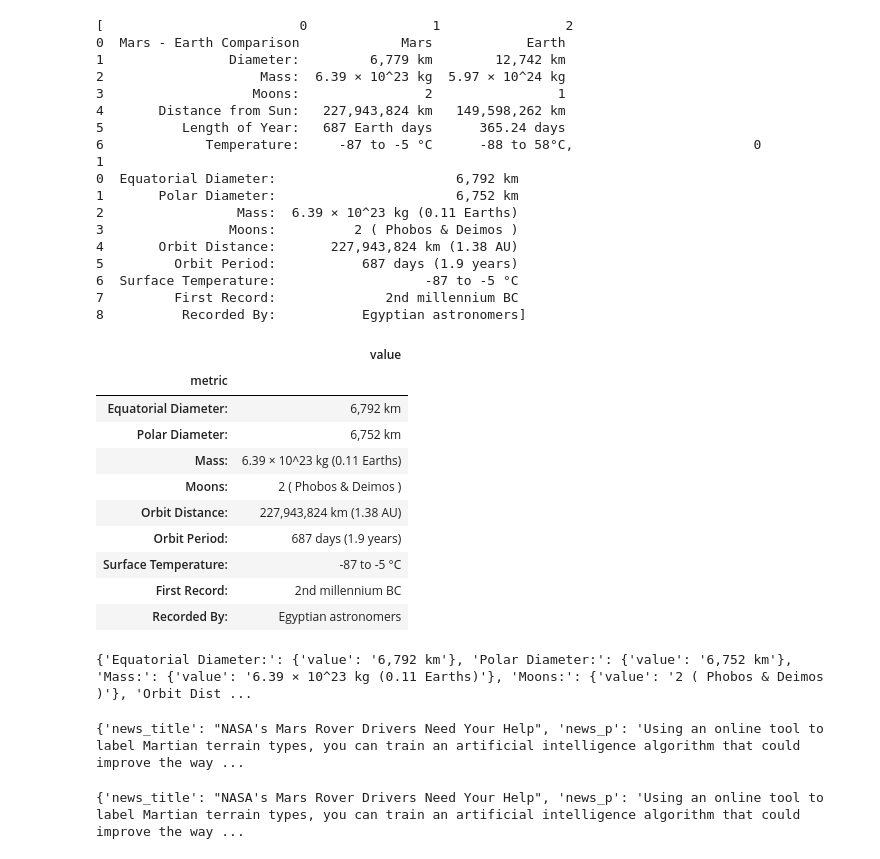
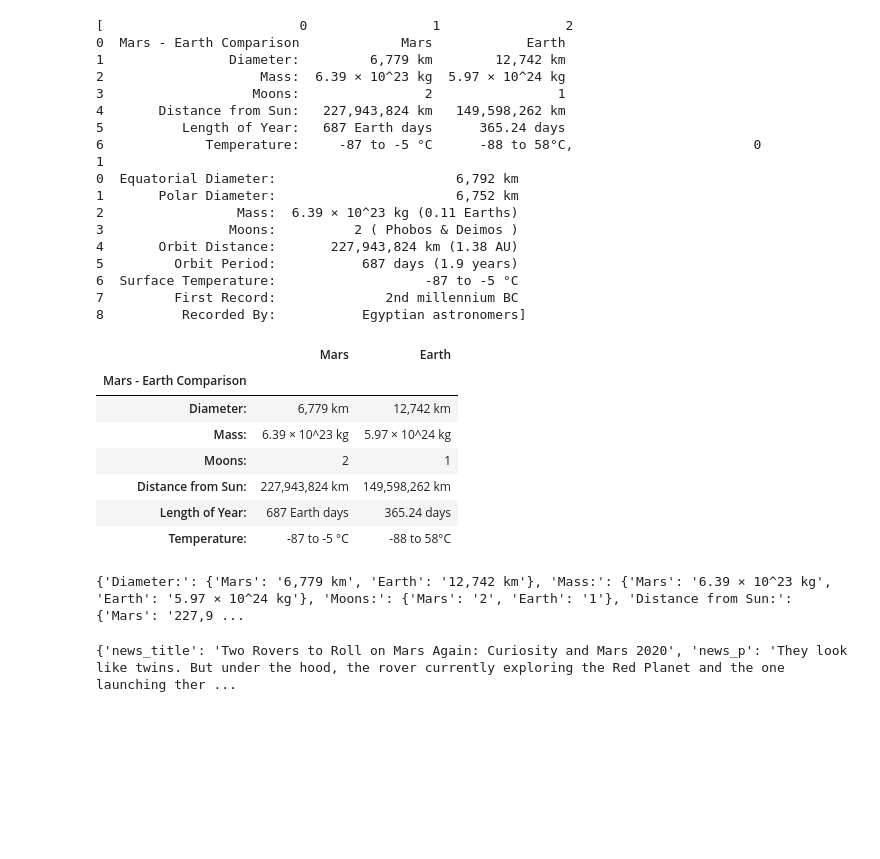
Before and after one commit to navistar792/web-scraping-challenge, a Jupyter notebook: Missions_to_Mars/mission_to_mars-Copy1.ipynb, the cells around one changed output. Drawn from its saved outputs; the diff is of its cells as text; code cells hidden in the pictures; blank space fills up the shorter version.

```diff
--- a/Missions_to_Mars/mission_to_mars-Copy1.ipynb
+++ b/Missions_to_Mars/mission_to_mars-Copy1.ipynb
@@ -160,38 +160,33 @@ print(tables)
 6  Surface Temperature:                   -87 to -5 °C
 7         First Record:              2nd millennium BC
 8          Recorded By:           Egyptian astronomers]
-# %%
-# mars information table - convert
-
-df = tables[1]
-df = df.rename(columns={0:'metric',1:'value'})
-df = df.set_index('metric')
-
-df
-# %% [output]
-|  | value |
-| metric |  |
-| Equatorial Diameter: | 6,792 km |
-| Polar Diameter: | 6,752 km |
-| Mass: | 6.39 × 10^23 kg (0.11 Earths) |
-| Moons: | 2 ( Phobos & Deimos ) |
-| Orbit Distance: | 227,943,824 km (1.38 AU) |
-| Orbit Period: | 687 days (1.9 years) |
-| Surface Temperature: | -87 to -5 °C |
-| First Record: | 2nd millennium BC |
-| Recorded By: | Egyptian astronomers |
+# %%
+df = tables[0]
+df.columns = df.iloc[0]
+df = df.iloc[1: , :]
+df = df.set_index('Mars - Earth Comparison')
+df
+# %% [output]
+|  | Mars | Earth |
+| Mars - Earth Comparison |  |  |
+| Diameter: | 6,779 km | 12,742 km |
+| Mass: | 6.39 × 10^23 kg | 5.97 × 10^24 kg |
+| Moons: | 2 | 1 |
+| Distance from Sun: | 227,943,824 km | 149,598,262 km |
+| Length of Year: | 687 Earth days | 365.24 days |
+| Temperature: | -87 to -5 °C | -88 to 58°C |
 # %%
 json_list = df.to_dict('index')
 print(json_list)
 # %% [output]
-{'Equatorial Diameter:': {'value': '6,792 km'}, 'Polar Diameter:': {'value': '6,752 km'}, 'Mass:': {'value': '6.39 × 10^23 kg (0.11 Earths)'}, 'Moons:': {'value': '2 ( Phobos & Deimos )'}, 'Orbit Dist ...
+{'Diameter:': {'Mars': '6,779 km', 'Earth': '12,742 km'}, 'Mass:': {'Mars': '6.39 × 10^23 kg', 'Earth': '5.97 × 10^24 kg'}, 'Moons:': {'Mars': '2', 'Earth': '1'}, 'Distance from Sun:': {'Mars': '227,9 ...
 # %%
 # main dictionary - add fourth element
 dictionary['table']={}
 dictionary['table'] = json_list
 print(dictionary)
 # %% [output]
-{'news_title': "NASA's Mars Rover Drivers Need Your Help", 'news_p': 'Using an online tool to label Martian terrain types, you can train an artificial intelligence algorithm that could improve the way ...
+{'news_title': 'Two Rovers to Roll on Mars Again: Curiosity and Mars 2020', 'news_p': 'They look like twins. But under the hood, the rover currently exploring the Red Planet and the one launching ther ...
 # %%
 # instructions from https://www.geeksforgeeks.org/how-to-render-pandas-dataframe-as-html-table/
 # May be needed in flask app to pull from mongo, not here
@@ -217,8 +212,6 @@ dictionary['third_image'] = third_image
 dictionary['fourth_image'] = fourth_image
 
 print(dictionary)
-# %% [output]
-{'news_title': "NASA's Mars Rover Drivers Need Your Help", 'news_p': 'Using an online tool to label Martian terrain types, you can train an artificial intelligence algorithm that could improve the way ...
 # %%
 # dictionary.pop('_id')
 pprint.pprint(dictionary)
```
Also changed, not shown: parts of 7 cells of this notebook, 5 other files.
